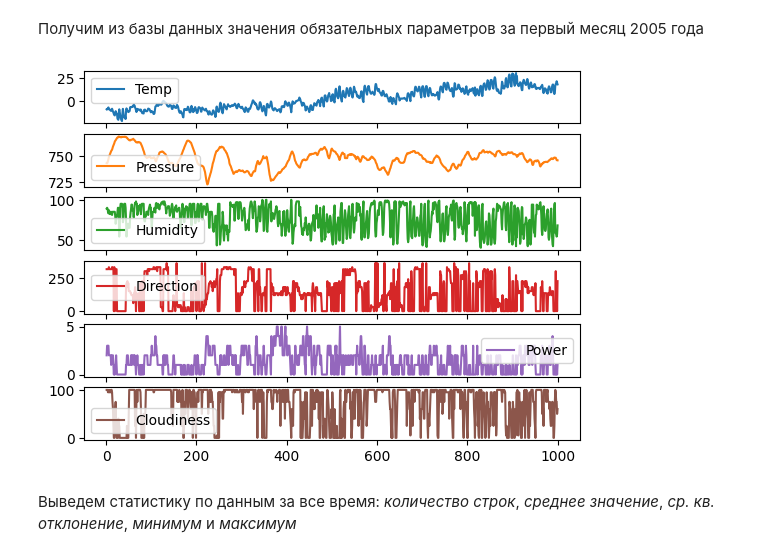
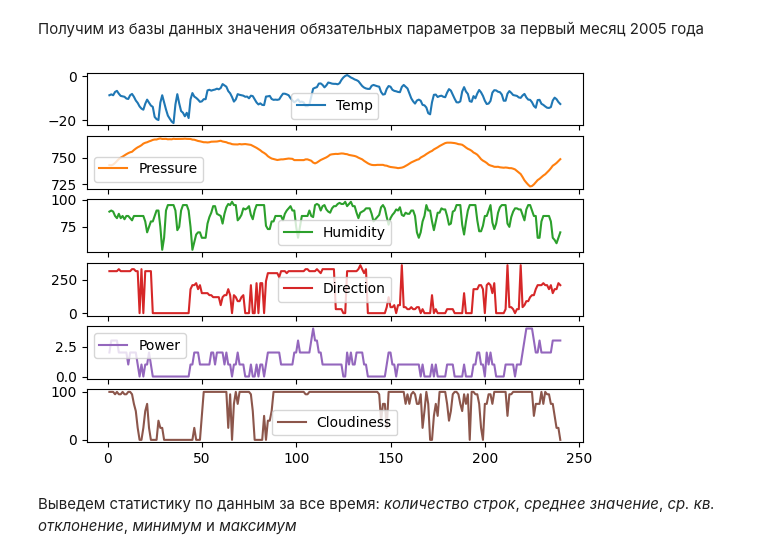
Before and after one commit to phrog-rgb/Weather_project, a Jupyter notebook: main.ipynb, the cells around one changed output. Drawn from its saved outputs; the diff is of its cells as text; code cells hidden in the pictures.

```diff
--- a/main.ipynb
+++ b/main.ipynb
@@ -197,11 +219,11 @@ df.to_csv('Temp.csv', sep=';')
 # %%
 plot_cols = ['Temp', 'Pressure', 'Humidity','Direction', 'Power', 'Cloudiness']
 
-plot_features = df[plot_cols][:1000]
-plot_features.index = df.index[:1000]
+plot_features = df[plot_cols][:240]
+plot_features.index = df.index[:240]
 _ = plot_features.plot(subplots=True)
 # %% [output]
-[figure, old version]
+[figure, new version]
 # %% [markdown]
 Выведем статистику по данным за все время: <i>количество строк</i>, <i>среднее значение</i>, <i>ср. кв. отклонение</i>, <i>минимум </i>и <i>максимум</i>
 # %%
```
Also changed, not shown: parts of 13 cells of this notebook, 1 other file.
